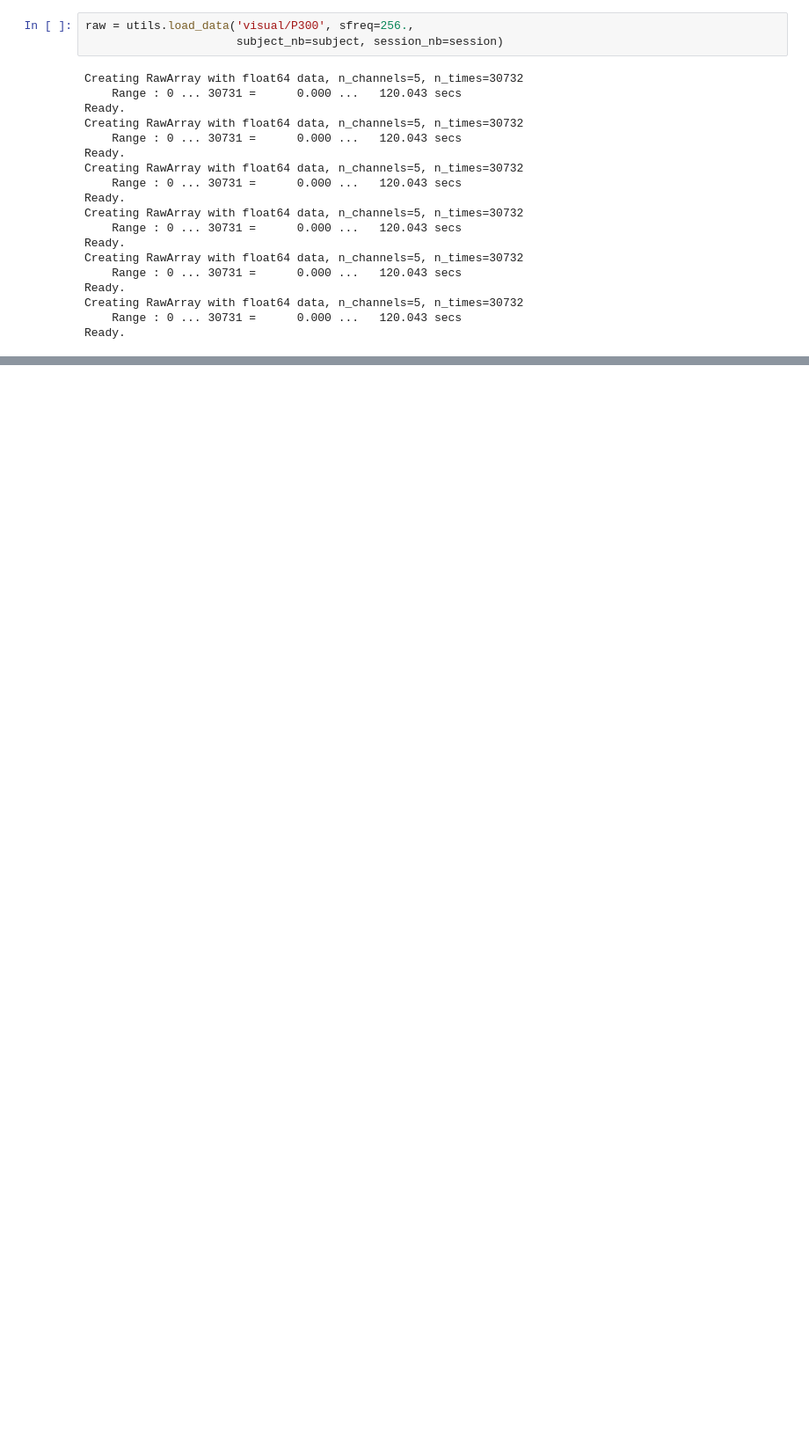
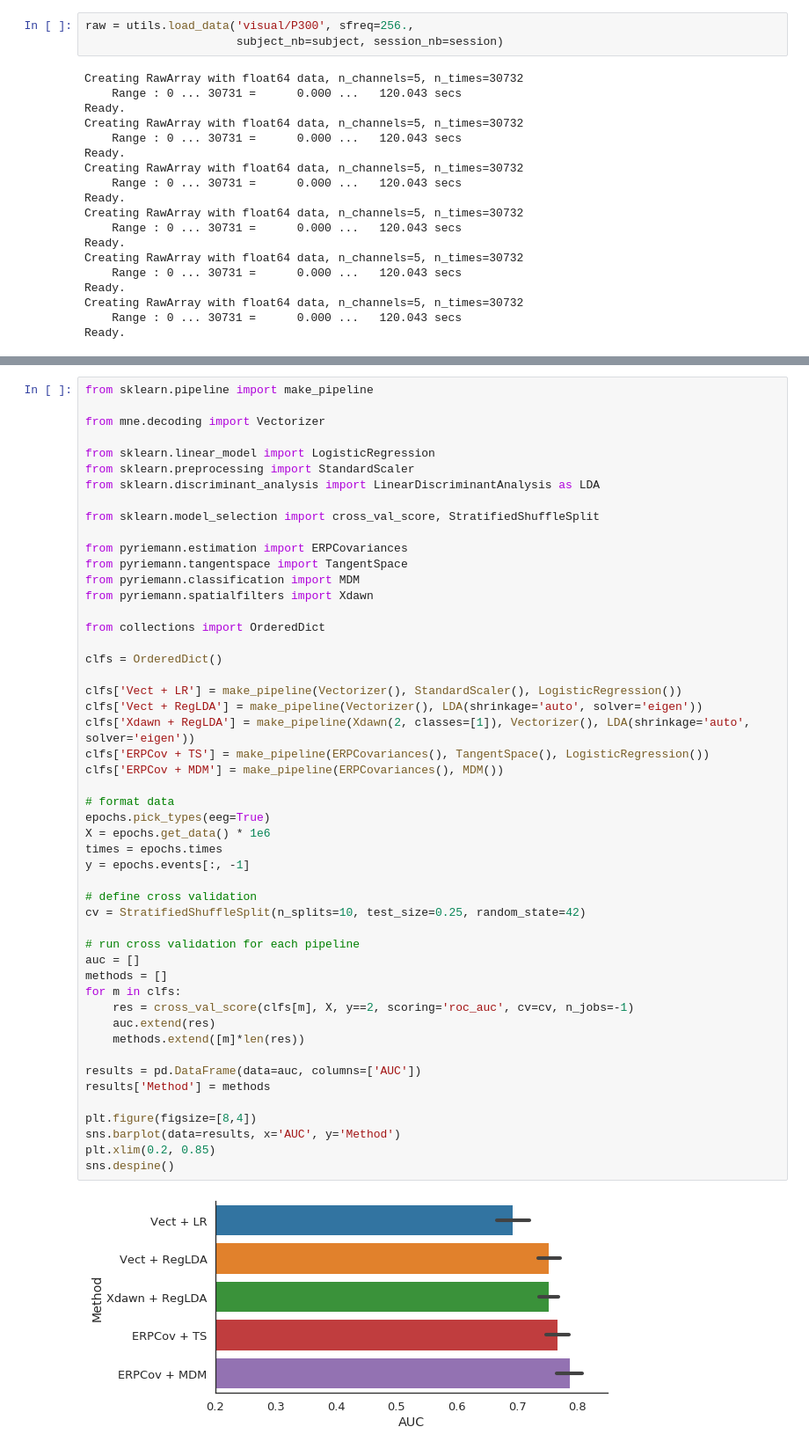
Before and after one commit to NeuroTechX/eeg-notebooks_v0.1, a Jupyter notebook: notebooks/P300.ipynb, the cells around one changed output, grey strips where cells are left out. Shown at 88% size. Drawn from its saved outputs; the diff is of its cells as text; blank space fills up the shorter version.

```diff
--- a/notebooks/P300.ipynb
+++ b/notebooks/P300.ipynb
@@ -156,0 +219,52 @@ fig, ax = utils.plot_conditions(epochs, conditions=conditions,
+# %%
+from sklearn.pipeline import make_pipeline
+
+from mne.decoding import Vectorizer
+
+from sklearn.linear_model import LogisticRegression
+from sklearn.preprocessing import StandardScaler
+from sklearn.discriminant_analysis import LinearDiscriminantAnalysis as LDA
+
+from sklearn.model_selection import cross_val_score, StratifiedShuffleSplit
+
+from pyriemann.estimation import ERPCovariances
+from pyriemann.tangentspace import TangentSpace
+from pyriemann.classification import MDM
+from pyriemann.spatialfilters import Xdawn
+
+from collections import OrderedDict
+
+clfs = OrderedDict()
+
+clfs['Vect + LR'] = make_pipeline(Vectorizer(), StandardScaler(), LogisticRegression())
+clfs['Vect + RegLDA'] = make_pipeline(Vectorizer(), LDA(shrinkage='auto', solver='eigen'))
+clfs['Xdawn + RegLDA'] = make_pipeline(Xdawn(2, classes=[1]), Vectorizer(), LDA(shrinkage='auto', solver='eigen'))
+clfs['ERPCov + TS'] = make_pipeline(ERPCovariances(), TangentSpace(), LogisticRegression())
+clfs['ERPCov + MDM'] = make_pipeline(ERPCovariances(), MDM())
+
+# format data
+epochs.pick_types(eeg=True)
+X = epochs.get_data() * 1e6
+times = epochs.times
+y = epochs.events[:, -1]
+
+# define cross validation
+cv = StratifiedShuffleSplit(n_splits=10, test_size=0.25, random_state=42)
+
+# run cross validation for each pipeline
+auc = []
+methods = []
+for m in clfs:
+    res = cross_val_score(clfs[m], X, y==2, scoring='roc_auc', cv=cv, n_jobs=-1)
+    auc.extend(res)
+    methods.extend([m]*len(res))
+
+results = pd.DataFrame(data=auc, columns=['AUC'])
+results['Method'] = methods
+
+plt.figure(figsize=[8,4])
+sns.barplot(data=results, x='AUC', y='Method')
+plt.xlim(0.2, 0.85)
+sns.despine()
+# %% [output]
+[figure, added]
```
Also changed, not shown: parts of 32 cells of this notebook, 1 other file.
